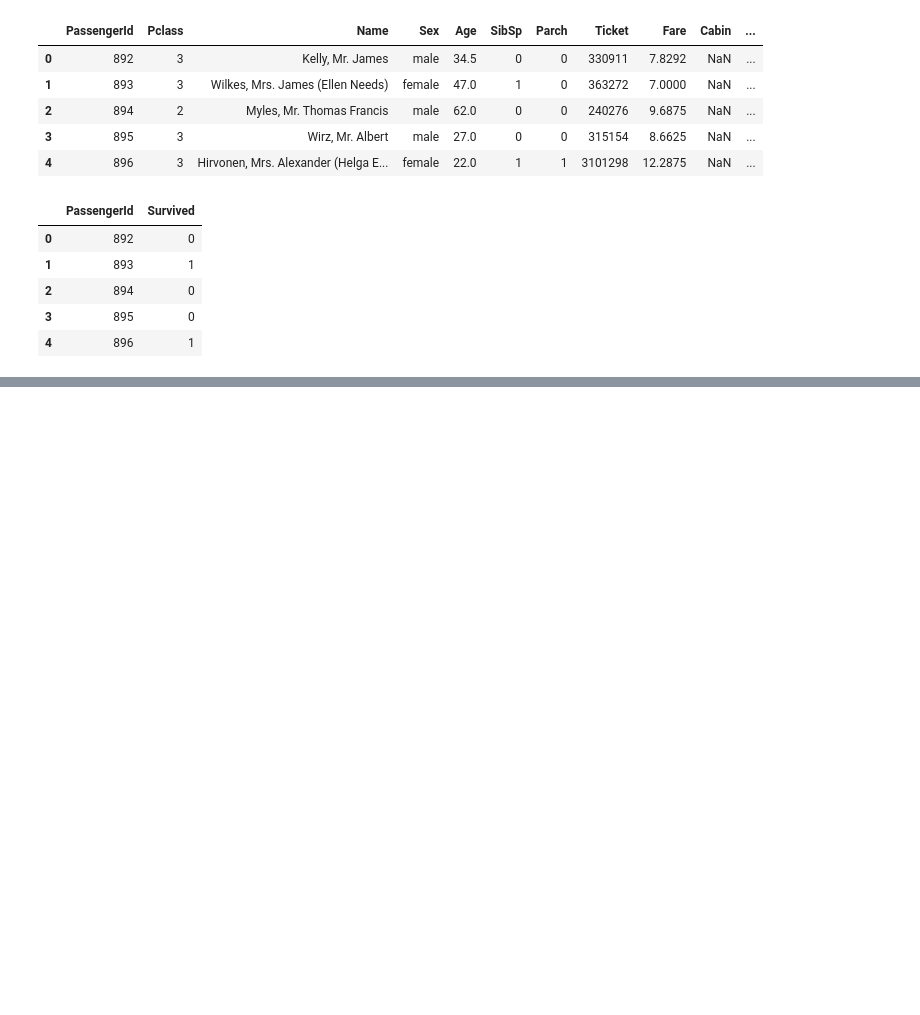
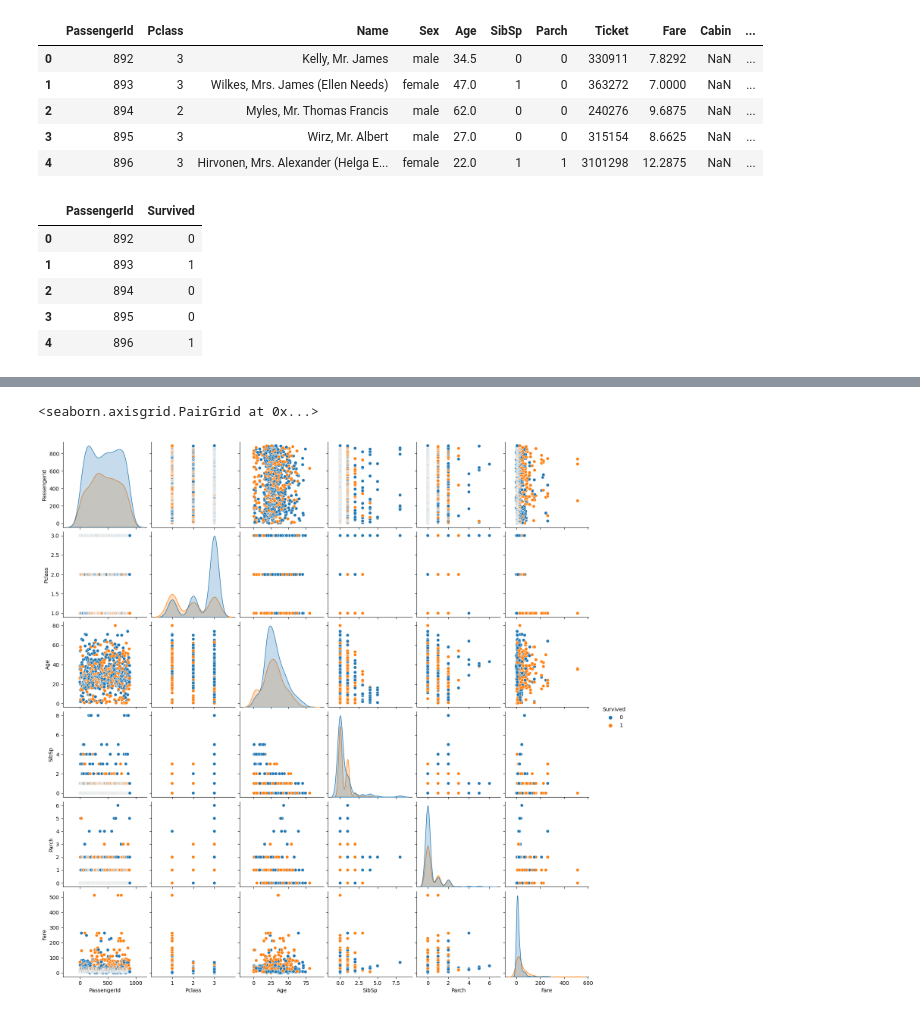
Before and after one commit to Jamadagni-k/Kaggle_Projects, a Jupyter notebook: titanic/Titanic_Disaster.ipynb, the cells around one changed output, grey strips where cells are left out. Saved outputs shown, nothing was run; the diff lists cells and outputs as text; code cells hidden in the pictures; blank space fills up the shorter version.

Commit message:
Plotted the pairs of data using Seaborn modeule

```diff
--- a/titanic/Titanic_Disaster.ipynb
+++ b/titanic/Titanic_Disaster.ipynb
@@ -40,0 +45,5 @@ NameError: name 'matplotlib' is not defined
+# %%
+sns.pairplot(train, hue='Survived')
+# %% [output]
+<seaborn.axisgrid.PairGrid at 0x...>
+[figure, added]
```
Also changed, not shown: parts of 2 cells of this notebook, 1 other file.
